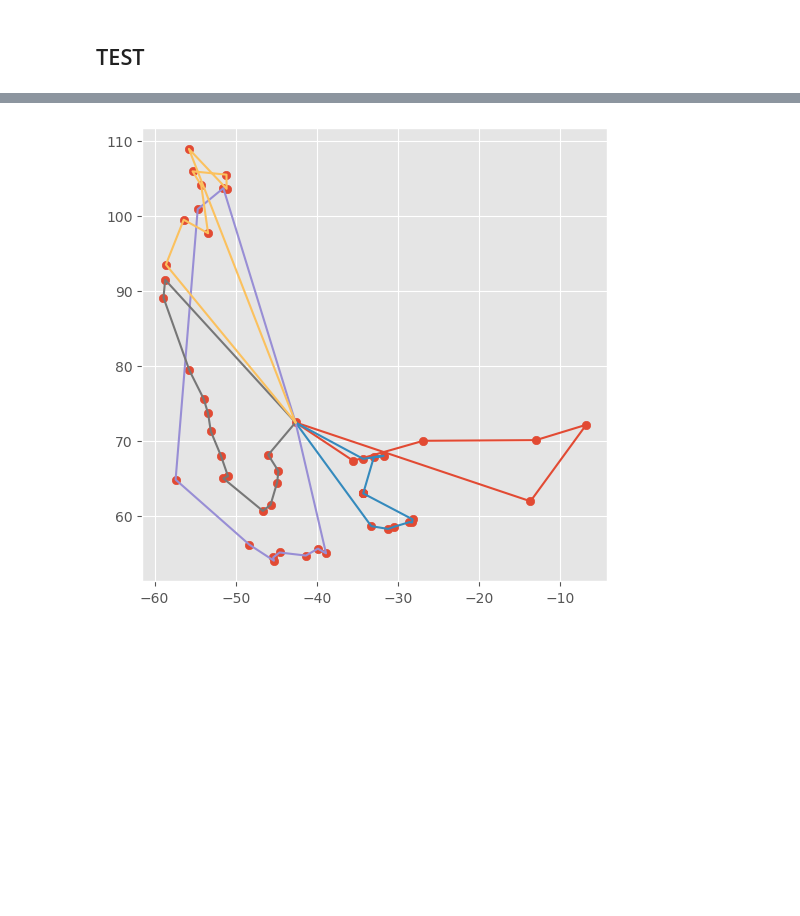
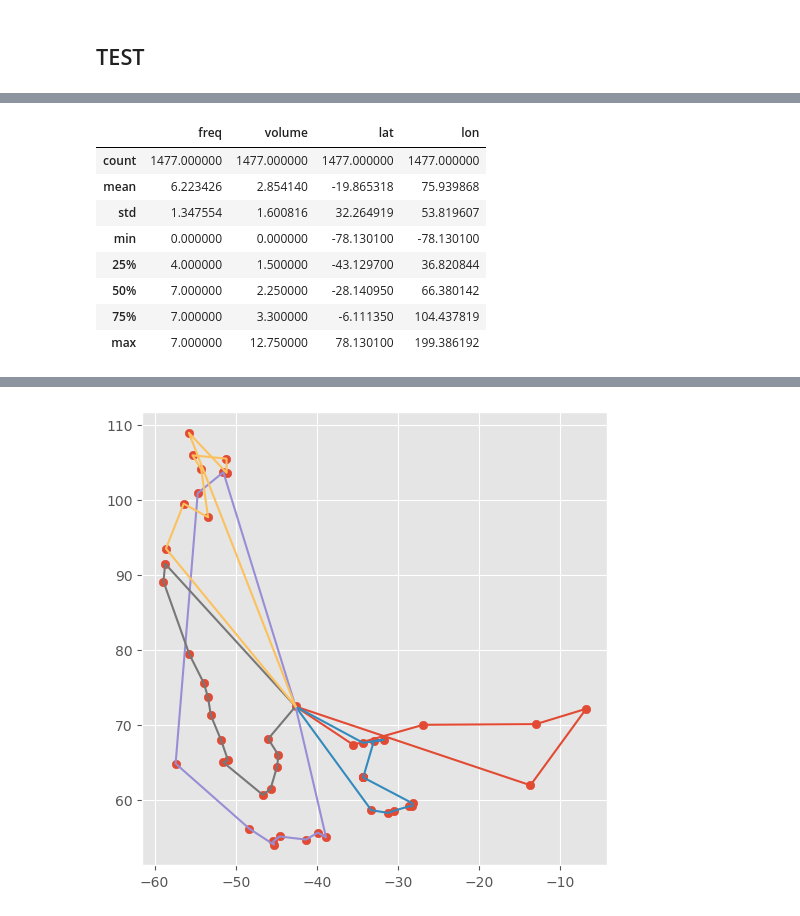
Before and after one commit to EvgenyOleshkevich/transopt_routing, a Jupyter notebook: NIER/NIR_balanced_weight2.ipynb, the cells around one changed output, grey strips where cells are left out. Saved outputs shown, nothing was run; the diff lists cells and outputs as text; code cells hidden in the pictures; blank space fills up the shorter version.

```diff
--- a/NIER/NIR_balanced_weight2.ipynb
+++ b/NIER/NIR_balanced_weight2.ipynb
@@ -362,3 +377,15 @@ df = pd.read_csv('data_vertex_test.csv', sep = ' ')
+# %%
+df.describe()
+# %% [output]
+|  | freq | volume | lat | lon |
+| count | 1477.000000 | 1477.000000 | 1477.000000 | 1477.000000 |
+| mean | 6.223426 | 2.854140 | -19.865318 | 75.939868 |
+| std | 1.347554 | 1.600816 | 32.264919 | 53.819607 |
+| min | 0.000000 | 0.000000 | -78.130100 | -78.130100 |
+| 25% | 4.000000 | 1.500000 | -43.129700 | 36.820844 |
+| 50% | 7.000000 | 2.250000 | -28.140950 | 66.380142 |
+| 75% | 7.000000 | 3.300000 | -6.111350 | 104.437819 |
+| max | 7.000000 | 12.750000 | 78.130100 | 199.386192 |
 # %%
 X = df['lat']
 Y = df['lon']
```
Also changed, not shown: parts of 5 cells of this notebook, 3 other files.
